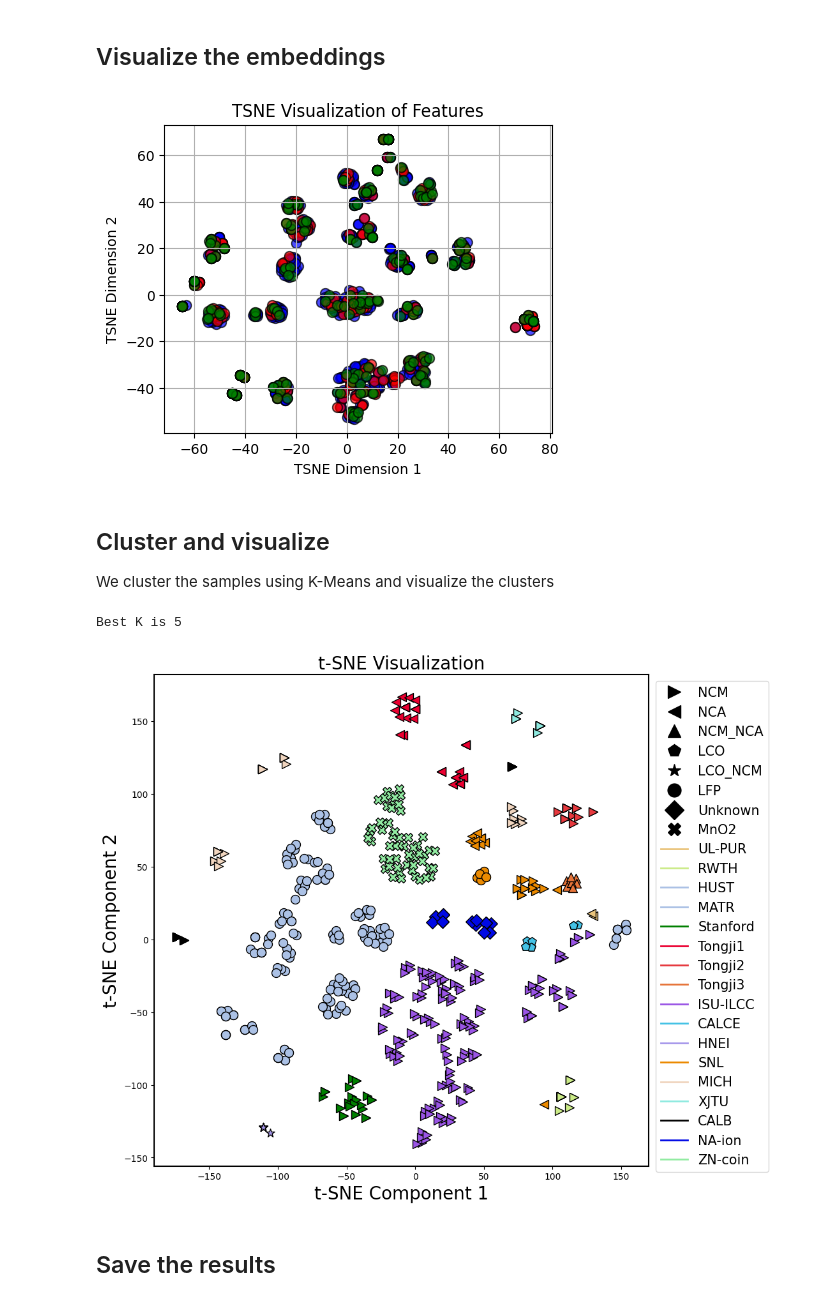
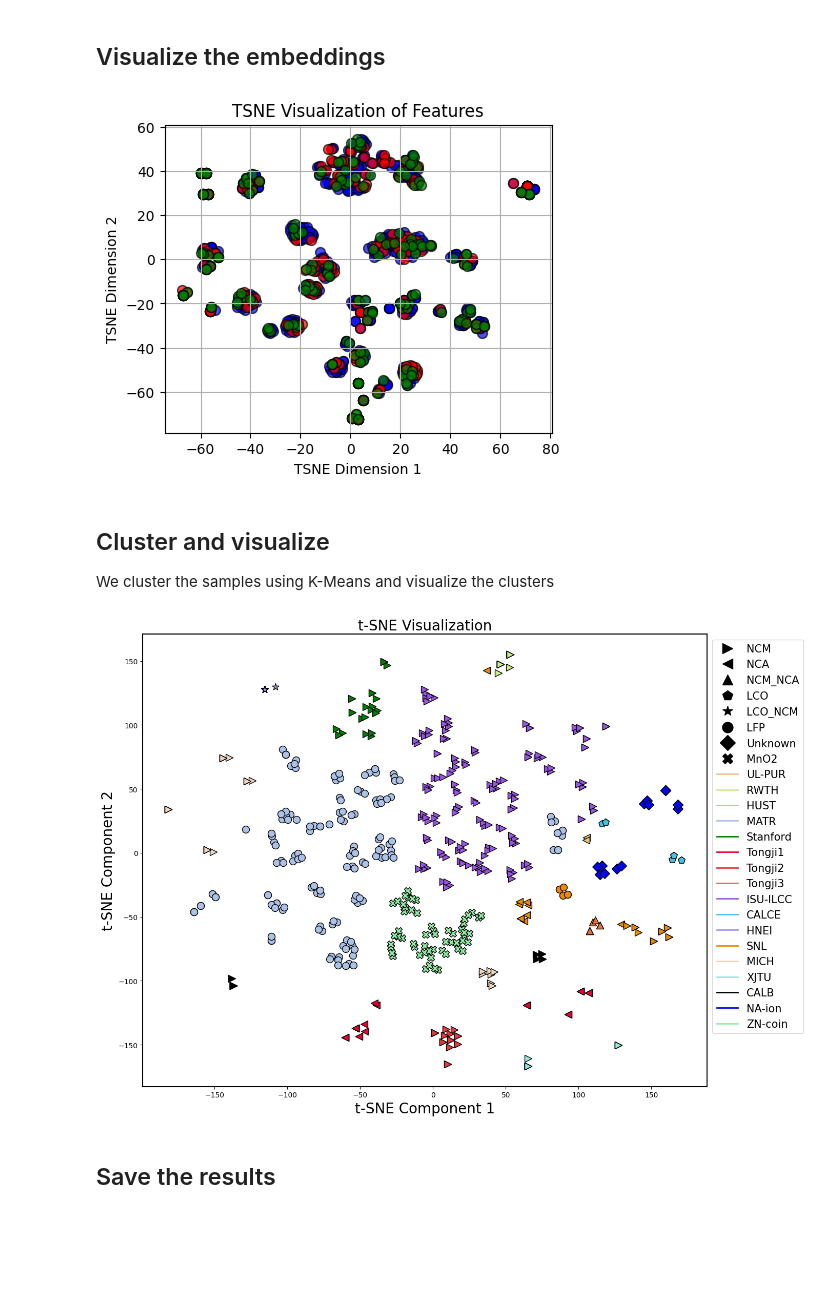
Before and after one commit to Ruifeng-Tan/PBT, a Jupyter notebook: run_k_means.ipynb, the cells around one changed output. Drawn from its saved outputs; the diff is of its cells as text; code cells hidden in the pictures; blank space fills up the shorter version.

```diff
--- a/run_k_means.ipynb
+++ b/run_k_means.ipynb
@@ -55,7 +55,7 @@ target_dataset = 'MIX_all' # [MIX_large, MIX_all, MIX_all2024, MIX_all42]
 if target_dataset == 'MIX_large':
     cell_names = [i.split('.pkl')[0] for i in split_recorder.MIX_large_train_files]
 elif target_dataset == 'MIX_all':
-    cell_names = [i.split('.pkl')[0] for i in split_recorder.MIX_all_2021_train_files]
+    cell_names = [i.split('.pkl')[0] for i in split_recorder.MIX_all_train_files]
 elif target_dataset == 'MIX_all2024':
     cell_names = [i.split('.pkl')[0] for i in split_recorder.MIX_all_2024_train_files]
 elif target_dataset == 'MIX_all42':
@@ -222,8 +222,8 @@ if target_dataset == 'MIX_large':
     val_cell_names = [i.split('.pkl')[0] for i in split_recorder.MIX_large_val_files]
     test_cell_names = [i.split('.pkl')[0] for i in split_recorder.MIX_large_test_files]
 elif target_dataset == 'MIX_all':
-    val_cell_names = [i.split('.pkl')[0] for i in split_recorder.MIX_all_2021_val_files]
-    test_cell_names = [i.split('.pkl')[0] for i in split_recorder.MIX_all_2021_test_files]
+    val_cell_names = [i.split('.pkl')[0] for i in split_recorder.MIX_all_val_files]
+    test_cell_names = [i.split('.pkl')[0] for i in split_recorder.MIX_all_test_files]
 elif target_dataset == 'MIX_all2024':
     val_cell_names = [i.split('.pkl')[0] for i in split_recorder.MIX_all_2024_val_files]
     test_cell_names = [i.split('.pkl')[0] for i in split_recorder.MIX_all_2024_test_files]
@@ -299,7 +299,7 @@ plt.grid(True)
 plt.savefig('./figures/t-SNE_train-val-test.jpg', dpi=600)
 plt.show()
 # %% [output]
-[figure, old version]
+[figure, new version]
 # %% [markdown]
 ## Cluster and visualize
 We cluster the samples using K-Means and visualize the clusters
@@ -315,9 +315,9 @@ tmp_total_labels = tmp_total_labels.reshape(-1, 1)
 tmp_total_labels = scaler.fit_transform(tmp_total_labels).reshape(-1)
 
 
-fig = plt.figure(figsize=(10,10))
+fig = plt.figure(figsize=(14,10))
 # Perform t-SNE on the embeddings (total_features)
-tsne = TSNE(n_components=2, random_state=42, perplexity=8)  # Reduce to 2D for visualization
+tsne = TSNE(n_components=2, random_state=42, perplexity=4)  # Reduce to 2D for visualization
 tsne_results = tsne.fit_transform(tmp_total_features)
 dataset_names = [name.split('_')[0] for name in names]
 
@@ -366,35 +366,34 @@ appear_cathodeNames = []
 for i in range(len(tmp_total_features)):
     if cathode_names[i] not in appear_cathodeNames:
         plt.scatter(tsne_results[i, 0], tsne_results[i, 1],
                     c=dataset_color[dataset_names[i]],  # Color by cluster label
                     marker=dataset_shape_map[cathode_names[i]],  # Shape by dataset name
                      s=100, edgecolor='k', label=cathode_names[i])
     else:
         plt.scatter(tsne_results[i, 0], tsne_results[i, 1],
                     c=dataset_color[dataset_names[i]],  # Color by cluster label
                     marker=dataset_shape_map[cathode_names[i]],  # Shape by dataset name
                     s=100, edgecolor='k')
     appear_cathodeNames.append(cathode_names[i])
 
 # Add labels and title
 plt.title("t-SNE Visualization", fontsize=20)
 plt.xlabel("t-SNE Component 1", fontsize=20)
 plt.ylabel("t-SNE Component 2", fontsize=20)
 
 # Custom legend for cluster shapes only (no color distinction)
 legend_shapes = [Line2D([], [], marker=shape, color='black', linestyle='None', markersize=15, label=name) for name, shape in dataset_shape_map.items()]
 legend_colors = [Line2D([], [], marker='None', color=color, linestyle='-', markersize=15, label=name, lw=2) for name, color in dataset_color.items()]
 plt.legend(loc='upper left', bbox_to_anchor=(1.0, 1), fontsize=15, handles=legend_shapes+legend_colors)
 # plt.legend(loc='upper right', bbox_to_anchor=(1.0, 0.7), fontsize=15, handles=legend_colors, title='b')
 # plt.xlim(-300, 250)
 # plt.ylim(-210, 300)
 set_ax_linewidth(plt.gca())
 fig.tight_layout()
 plt.savefig('./figures/t-SNE_clustering.jpg', dpi=600, bbox_inches='tight')
 plt.show()
 # %% [output]
-Best K is 5
-[figure, old version]
+[figure, new version]
 # %% [markdown]
 ## Save the results
 # %%
```
Also changed, not shown: parts of 2 cells of this notebook, 7 other files.
